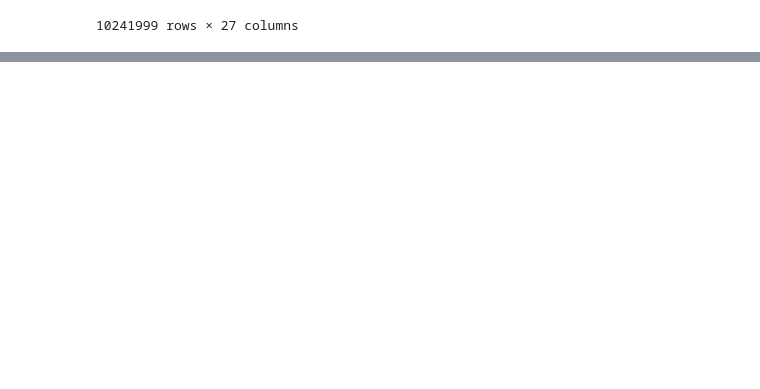
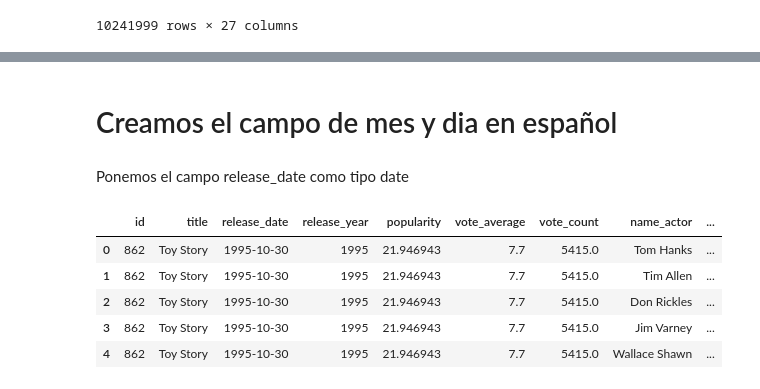
Before and after one commit to danser996/PI_DS, a Jupyter notebook: code/combinacion_data.ipynb, the cells around one changed output, grey strips where cells are left out. Cells and saved outputs as stored; diff of their text form; code cells hidden in the pictures; blank space fills up the shorter version.

```diff
--- a/code/combinacion_data.ipynb
+++ b/code/combinacion_data.ipynb
@@ -83,0 +92,3 @@ merge_df
+# %%
+file_csv = 'D:\DataScience\PI\Process\code\data_movies_full.csv'
+csv = pd.read_csv(file_csv, index_col=0)
@@ -83,0 +106,9 @@ merge_df
+# %%
+data = csv[['id', 'title', 'release_date', 'release_year', 'popularity', 'vote_average', 'vote_count',
+                'name_actor', 'name_director', 'return']]
+# %%
+# Eliminamos los duplicados de dataframe
+data.drop_duplicates(inplace=True)
+data.reset_index(inplace=True)
+data.drop(columns='index', inplace=True)
+data
@@ -83,0 +129,17 @@ merge_df
+# %% [markdown]
+# Creamos el campo de mes y dia en español
+# %% [markdown]
+Ponemos el campo release_date como tipo date
+# %%
+# convertimos la columna a tipo fecha
+data.release_date = pd.to_datetime(data.release_date)
+# %%
+data['release_month'] = data.release_date.apply(lambda fecha:fecha.strftime("%B"))
+data.head()
+# %% [output]
+|  | id | title | release_date | release_year | popularity | vote_average | vote_count | name_actor | ... |
+| 0 | 862 | Toy Story | 1995-10-30 | 1995 | 21.946943 | 7.7 | 5415.0 | Tom Hanks | ... |
+| 1 | 862 | Toy Story | 1995-10-30 | 1995 | 21.946943 | 7.7 | 5415.0 | Tim Allen | ... |
+| 2 | 862 | Toy Story | 1995-10-30 | 1995 | 21.946943 | 7.7 | 5415.0 | Don Rickles | ... |
+| 3 | 862 | Toy Story | 1995-10-30 | 1995 | 21.946943 | 7.7 | 5415.0 | Jim Varney | ... |
+| 4 | 862 | Toy Story | 1995-10-30 | 1995 | 21.946943 | 7.7 | 5415.0 | Wallace Shawn | ... |
```
Also changed, not shown: parts of 12 cells of this notebook, 32 other files.
